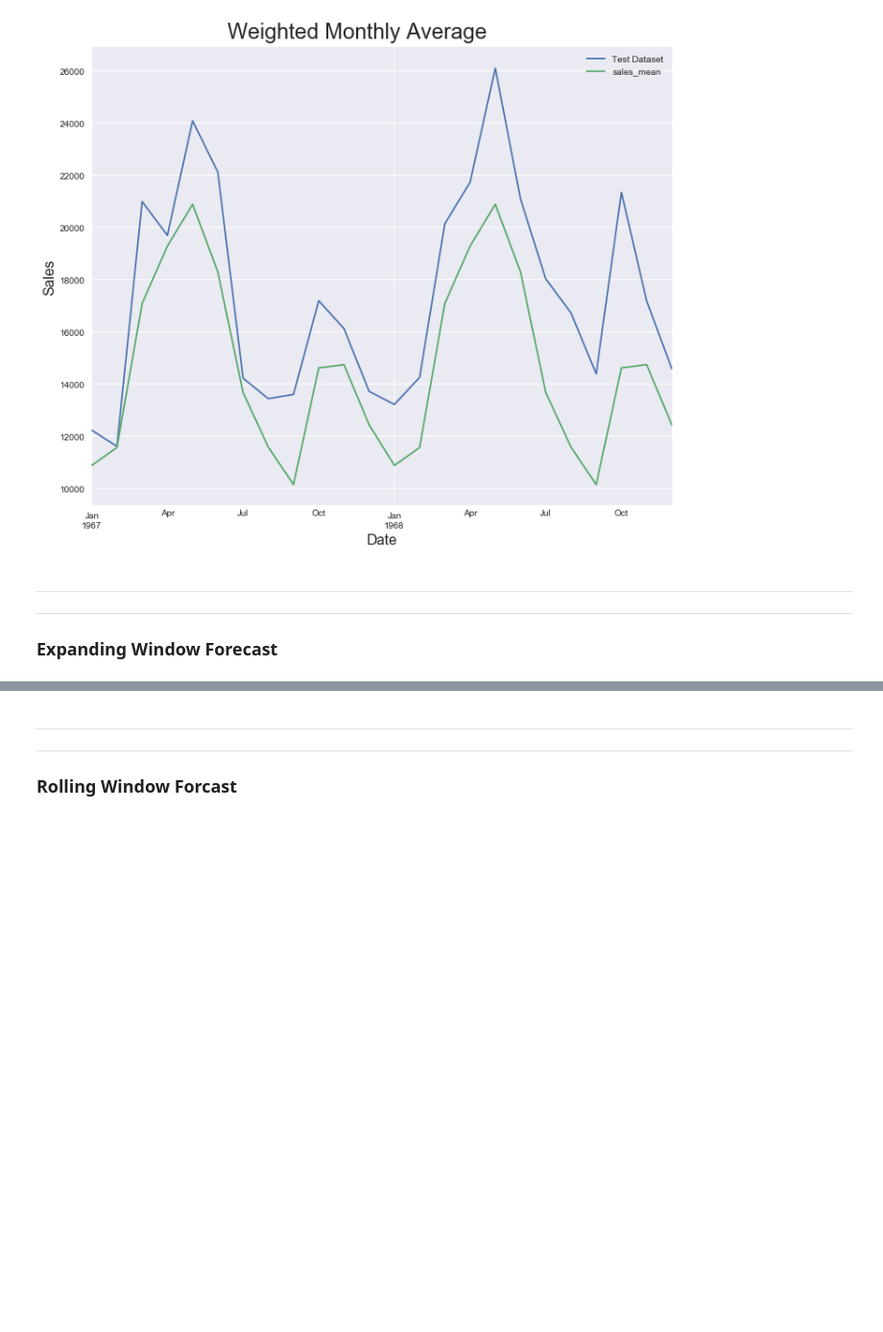
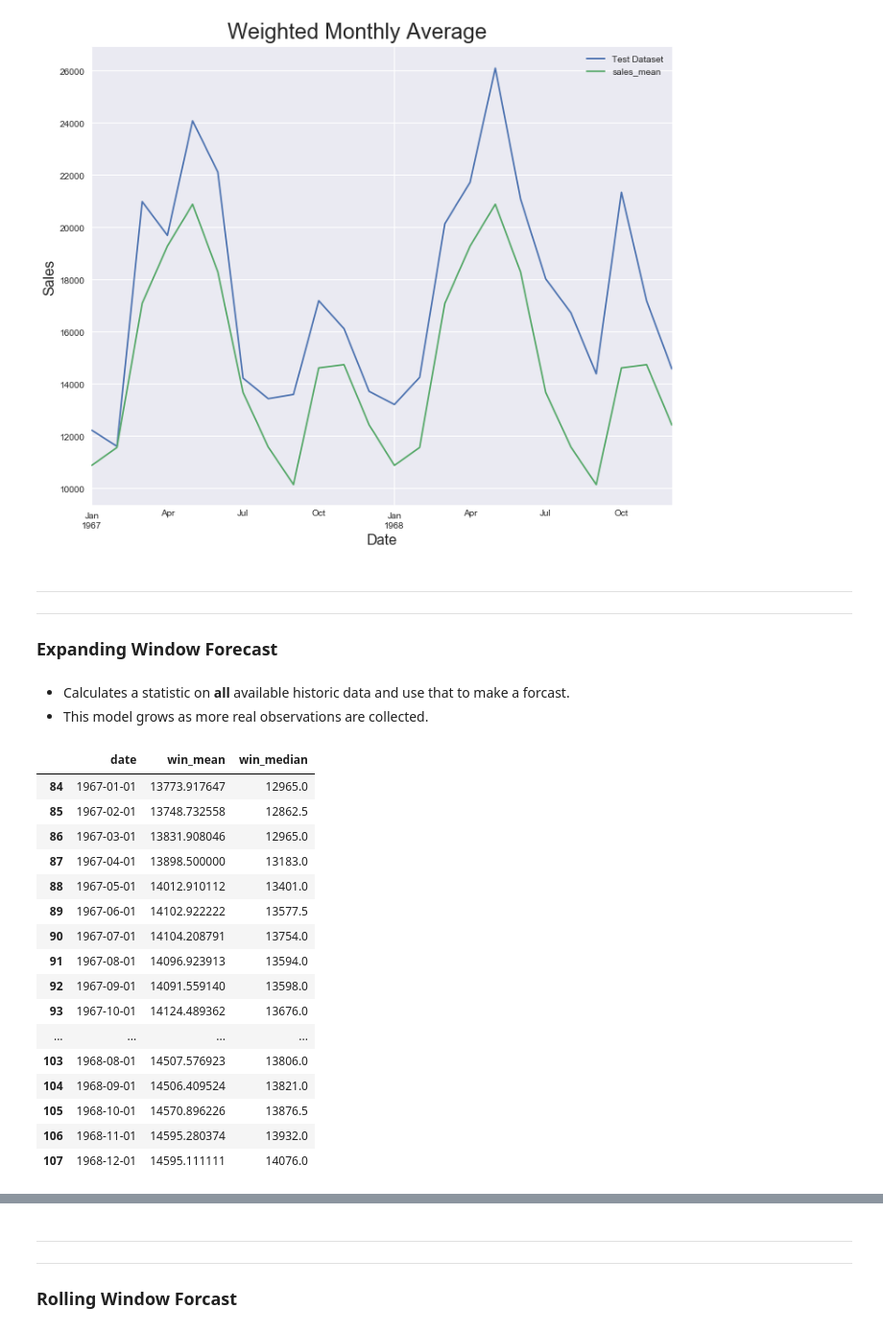
Before and after one commit to TimothyHelton/k2datascience, a Jupyter notebook: notebooks/Time_Series_Forcasting.ipynb, the cells around one changed output, grey strips where cells are left out. Shown at 96% size. Drawn from its saved outputs; the diff is of its cells as text; code cells hidden in the pictures; blank space fills up the shorter version.

```diff
--- a/notebooks/Time_Series_Forcasting.ipynb
+++ b/notebooks/Time_Series_Forcasting.ipynb
@@ -229,3 +230,32 @@ plt.tight_layout();
 
 ---
 ### Expanding Window Forecast
+# %% [markdown]
+* Calculates a statistic on **all** available historic data and use that to make a forcast.
+* This model grows as more real observations are collected.
+# %%
+window_mean = data.sales.expanding().mean()
+window_median = data.sales.expanding().median()
+window_statistics = pd.concat([data.date,
+                               window_mean,
+                               window_median], axis=1)
+window_statistics.columns = ['date', 'win_mean', 'win_median']
+window_statistics[-train_duration:]
+# %% [output]
+|  | date | win_mean | win_median |
+| 84 | 1967-01-01 | 13773.917647 | 12965.0 |
+| 85 | 1967-02-01 | 13748.732558 | 12862.5 |
+| 86 | 1967-03-01 | 13831.908046 | 12965.0 |
+| 87 | 1967-04-01 | 13898.500000 | 13183.0 |
+| 88 | 1967-05-01 | 14012.910112 | 13401.0 |
+| 89 | 1967-06-01 | 14102.922222 | 13577.5 |
+| 90 | 1967-07-01 | 14104.208791 | 13754.0 |
+| 91 | 1967-08-01 | 14096.923913 | 13594.0 |
+| 92 | 1967-09-01 | 14091.559140 | 13598.0 |
+| 93 | 1967-10-01 | 14124.489362 | 13676.0 |
+| ... | ... | ... | ... |
+| 103 | 1968-08-01 | 14507.576923 | 13806.0 |
+| 104 | 1968-09-01 | 14506.409524 | 13821.0 |
+| 105 | 1968-10-01 | 14570.896226 | 13876.5 |
+| 106 | 1968-11-01 | 14595.280374 | 13932.0 |
+| 107 | 1968-12-01 | 14595.111111 | 14076.0 |
```
Also changed, not shown: parts of 5 cells of this notebook, 1 other file.
